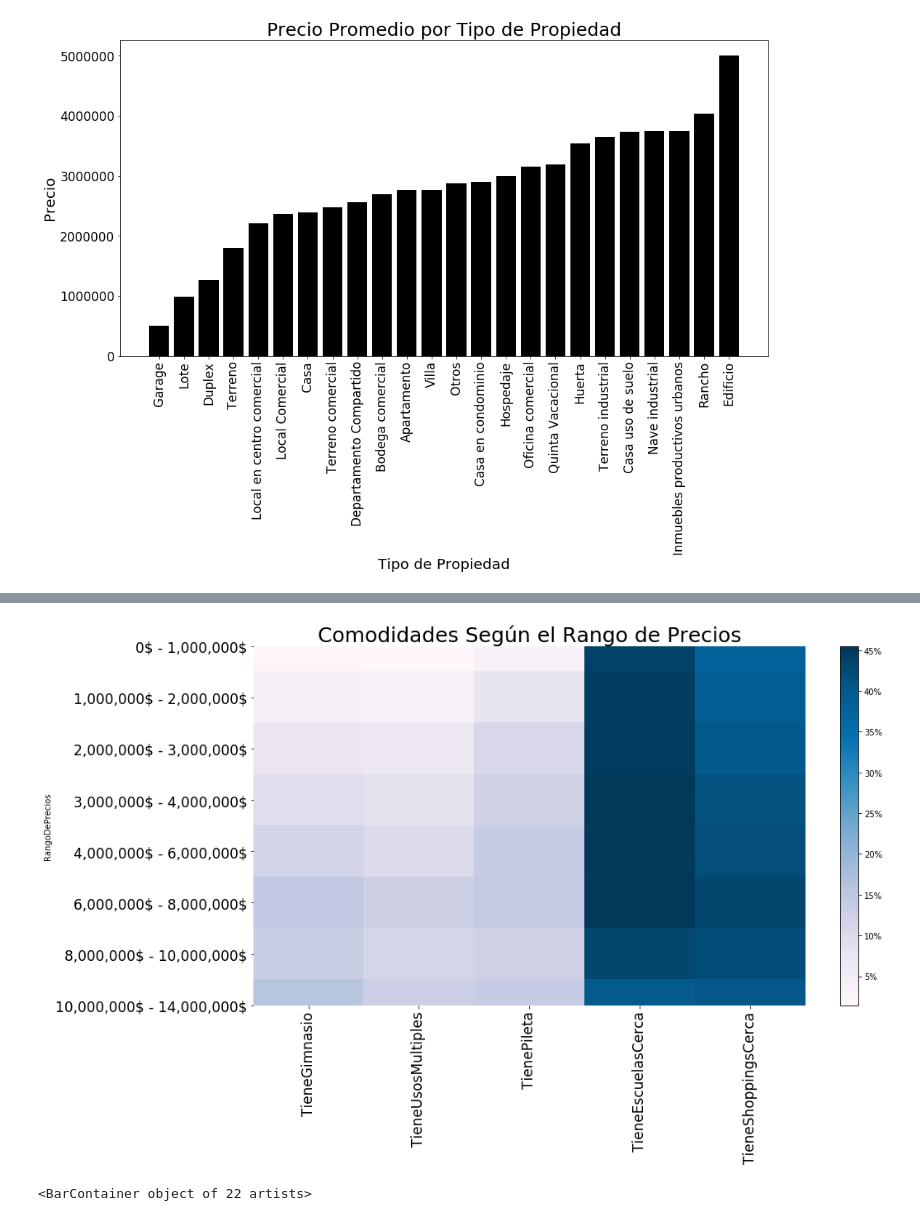
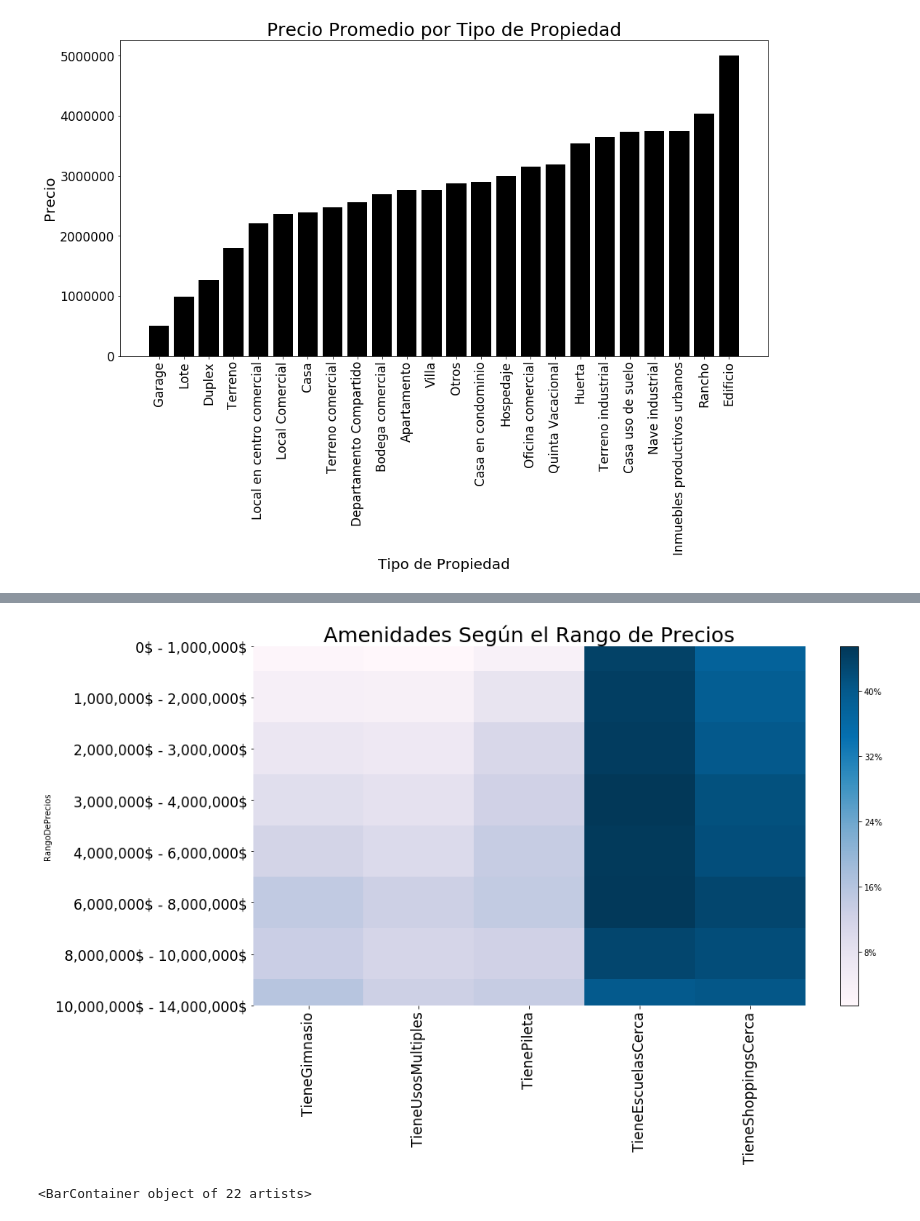
Before and after one commit to komod0/TPs-Org.Datos, a Jupyter notebook: tp1/nbesteban.ipynb, the cells around one changed output, grey strips where cells are left out. Cells and saved outputs as stored; diff of their text form; code cells hidden in the pictures.

```diff
--- a/tp1/nbesteban.ipynb
+++ b/tp1/nbesteban.ipynb
@@ -676,22 +751,23 @@ df_rango = df_rango.drop("RangoDePrecios", axis=1)
 # %%
 fig = plt.figure(figsize = (15,  8))
 ax = fig.add_subplot(111)
 ax.set_aspect('auto')
 
+# Ajustar tamaño de los títulos de los ejes
+
+
 # Tamaño de las letras de los ejes
 plt.tick_params(axis='both', which='major', labelsize = 17)
 plt.tick_params(axis='both', which='minor', labelsize = 17)
 
+
 ax = sb.heatmap(df_rango*100,cmap="PuBu", cbar=False);
 cbar = ax.figure.colorbar(ax.collections[0])
-cbar.set_ticks([5, 10, 15, 20, 25, 30, 35, 40, 45])
-cbar.set_ticklabels(["5%", "10%", "15%", "20%", "25%", "30%", "35%", "40%", "45%"])
-plt.title("Comodidades Según el Rango de Precios", fontsize=25);
-
-plt.tick_params(axis='both', which='major', labelsize = 17)
-plt.tick_params(axis='both', which='minor', labelsize = 17)
+cbar.set_ticks([8, 16, 24, 32, 40])
+cbar.set_ticklabels(["8%", "16%", "24%", "32%", "40%"])
+plt.title("Amenidades Según el Rango de Precios", fontsize=25);
 # %% [output]
-[figure, old version]
+[figure, new version]
 # %%
 dfPorAntiguedad = pd.DataFrame()
 dfPorAntiguedad['TipoPropiedad'] = pd.Series( dfok['TipoPropiedad'].unique(),
```
Also changed, not shown: parts of 38 cells of this notebook.
